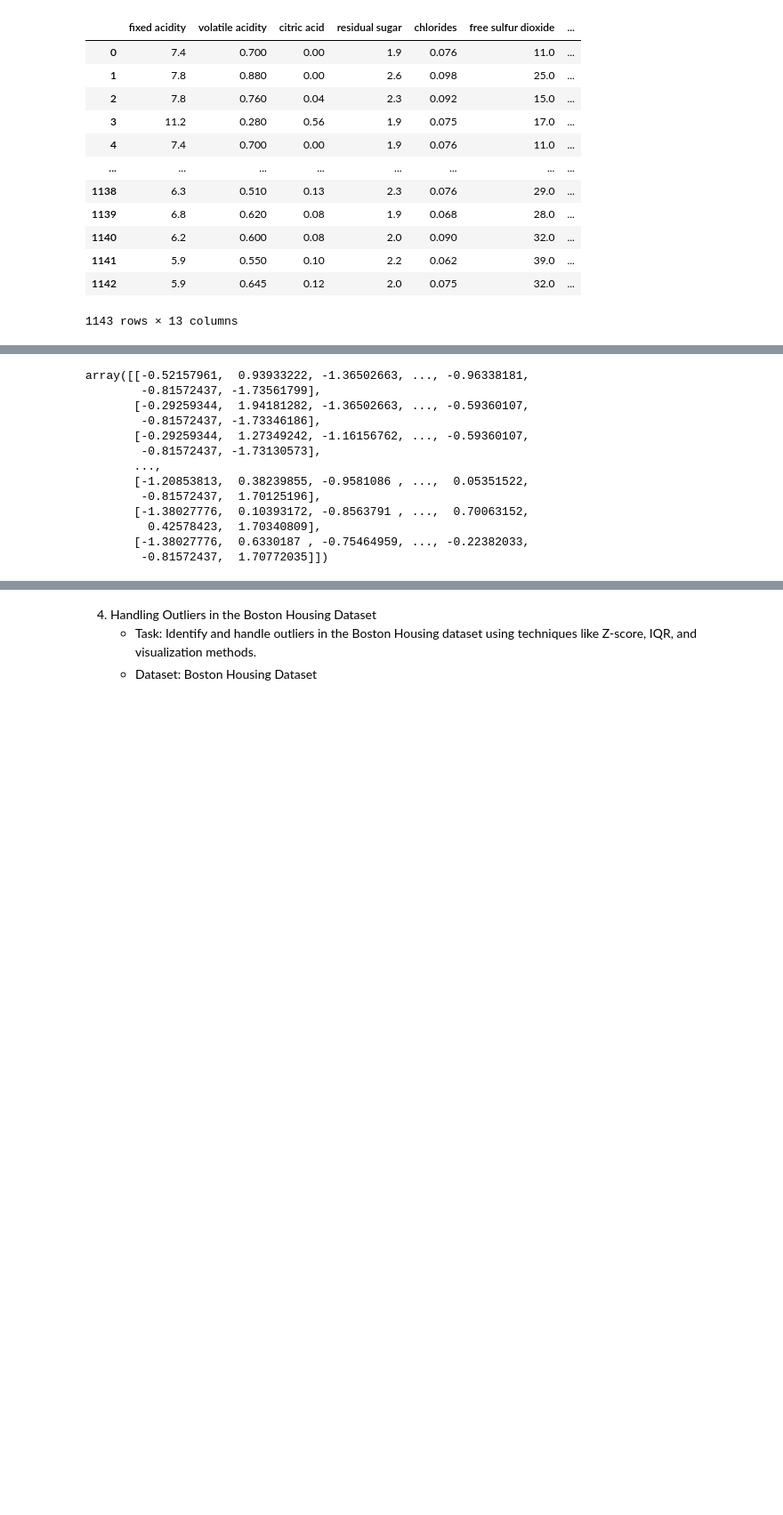
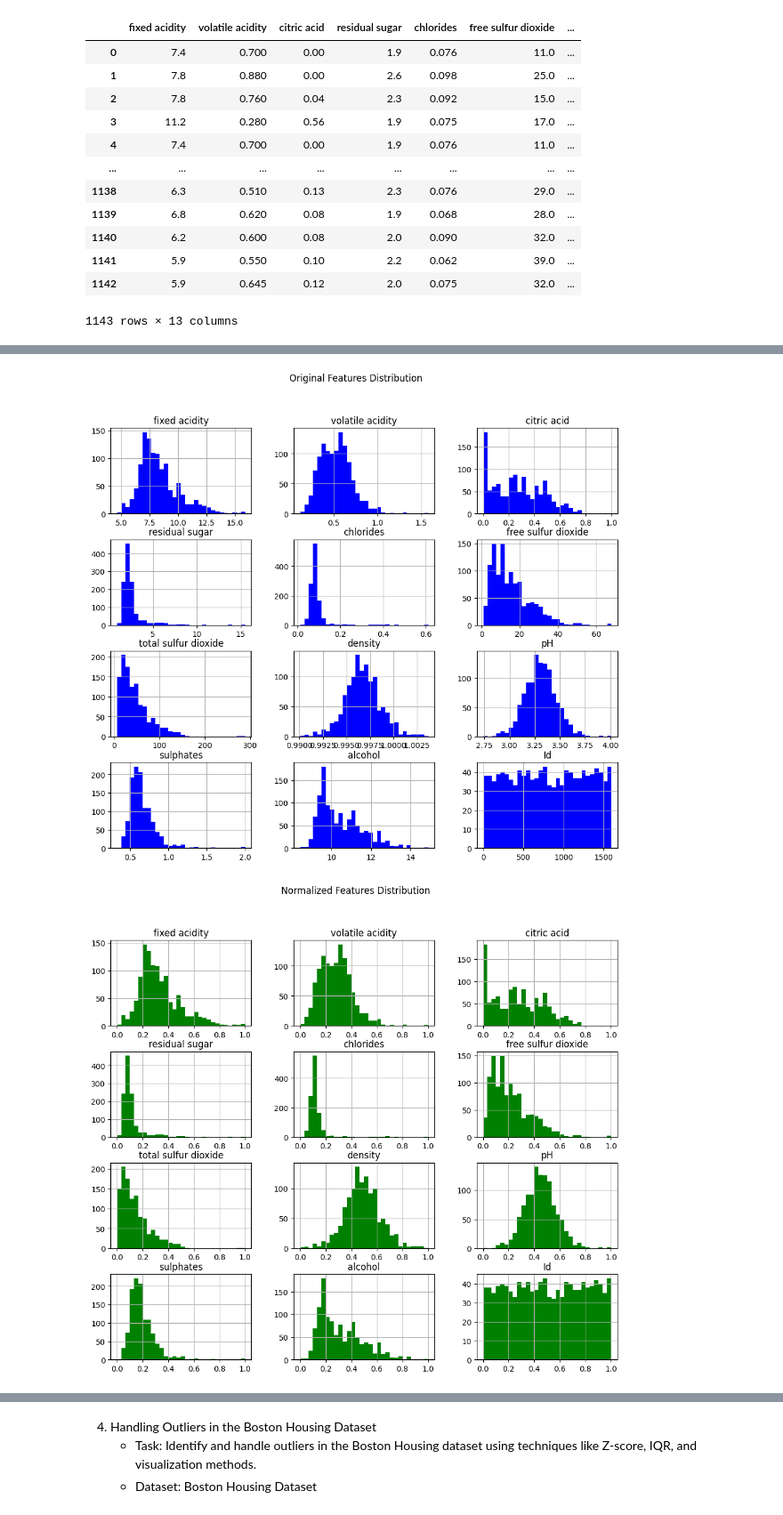
Before and after one commit to amber-khurshid/100DaysOfBytewise, a Jupyter notebook: tenth_task.ipynb, the cells around one changed output, grey strips where cells are left out. Shown at 89% size. Cells and saved outputs as stored; diff of their text form; code cells hidden in the pictures; blank space fills up the shorter version.

```diff
--- a/tenth_task.ipynb
+++ b/tenth_task.ipynb
@@ -153,3 +170,12 @@ df
 | 1141 | 5.9 | 0.550 | 0.10 | 2.2 | 0.062 | 39.0 | ... |
 | 1142 | 5.9 | 0.645 | 0.12 | 2.0 | 0.075 | 32.0 | ... |
 1143 rows × 13 columns
+# %%
+from sklearn.preprocessing import MinMaxScaler
+# normalization
+features = df.drop(columns=['quality'])
+
+normalization = MinMaxScaler()
+normalized_features = normalization.fit_transform(features)
+normalized_features = pd.DataFrame(normalized_features, columns=features.columns)
+normalized_features
@@ -156,6 +196,9 @@ df
 # %%
-from sklearn.preprocessing import MinMaxScaler
-scaler = MinMaxScaler()
-normalized_data = scaler.fit_transform(df)
-normalized_data
+from sklearn.preprocessing import StandardScaler
+
+scaler = StandardScaler()
+standardized_features = scaler.fit_transform(features)
+standardized_features = pd.DataFrame(standardized_features, columns=features.columns)
+
+standardized_features
 # %% [output]
@@ -175,19 +218,17 @@ array([[2.47787611e-01, 3.97260274e-01, 0.00000000e+00, ...,
-# %%
-from sklearn.preprocessing import StandardScaler
-scaler = StandardScaler()
-standardized_data = scaler.fit_transform(df)
-standardized_data
-# %% [output]
-array([[-0.52157961,  0.93933222, -1.36502663, ..., -0.96338181,
-        -0.81572437, -1.73561799],
-       [-0.29259344,  1.94181282, -1.36502663, ..., -0.59360107,
-        -0.81572437, -1.73346186],
-       [-0.29259344,  1.27349242, -1.16156762, ..., -0.59360107,
-        -0.81572437, -1.73130573],
-       ...,
-       [-1.20853813,  0.38239855, -0.9581086 , ...,  0.05351522,
-        -0.81572437,  1.70125196],
-       [-1.38027776,  0.10393172, -0.8563791 , ...,  0.70063152,
-         0.42578423,  1.70340809],
-       [-1.38027776,  0.6330187 , -0.75464959, ..., -0.22382033,
-        -0.81572437,  1.70772035]])
+# %%
+import matplotlib.pyplot as plt
+
+features.hist(bins=30, figsize=(12, 10), color='blue')
+plt.suptitle('Original Features Distribution')
+plt.show()
+
+normalized_features.hist(bins=30, figsize=(12, 10), color='green')
+plt.suptitle('Normalized Features Distribution')
+plt.show()
+
+standardized_features.hist(bins=30, figsize=(12, 10), color='purple')
+plt.suptitle('Standardized Features Distribution')
+plt.show()
+# %% [output]
+[figure, added]
+[figure, added]
```
Also changed, not shown: parts of 29 cells of this notebook.
